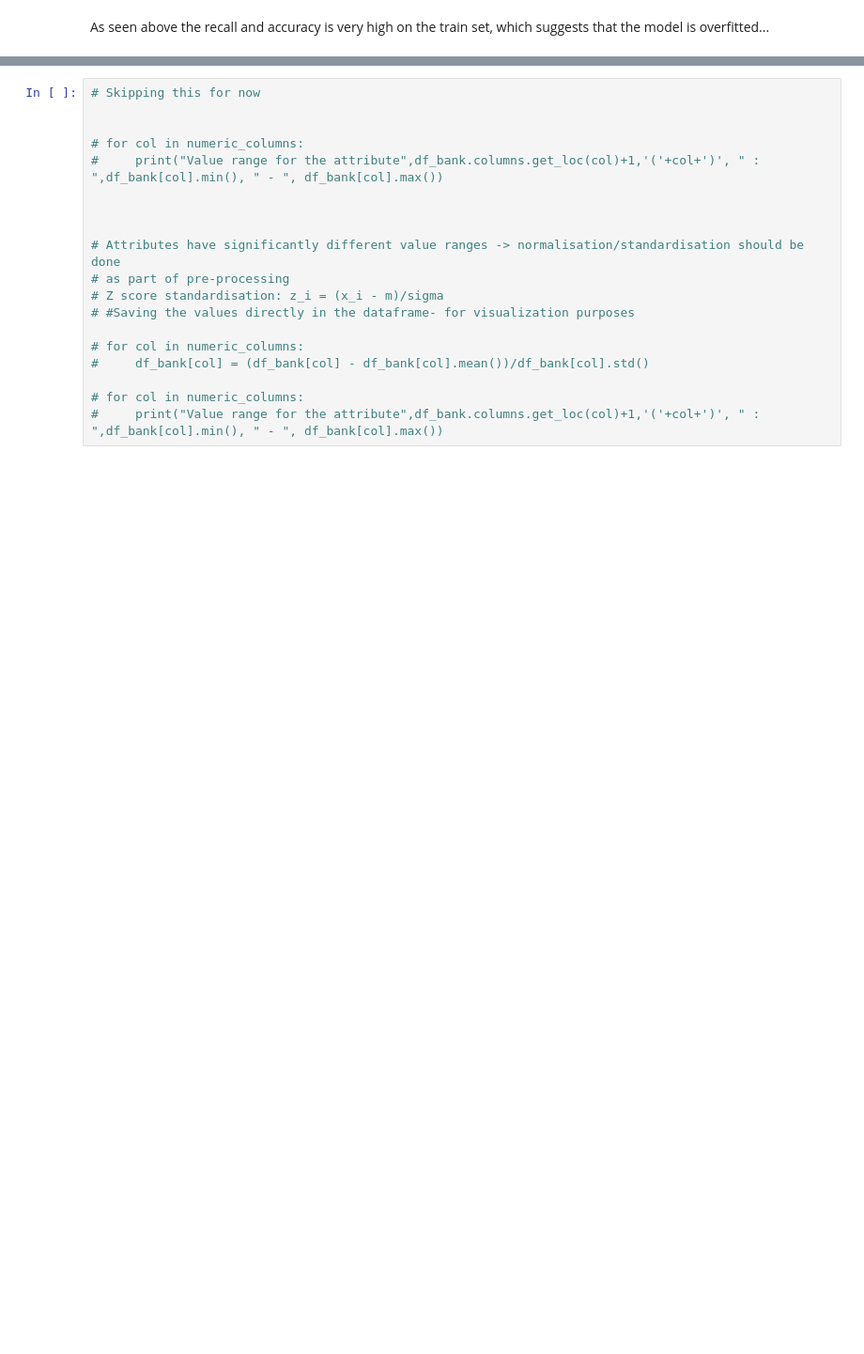
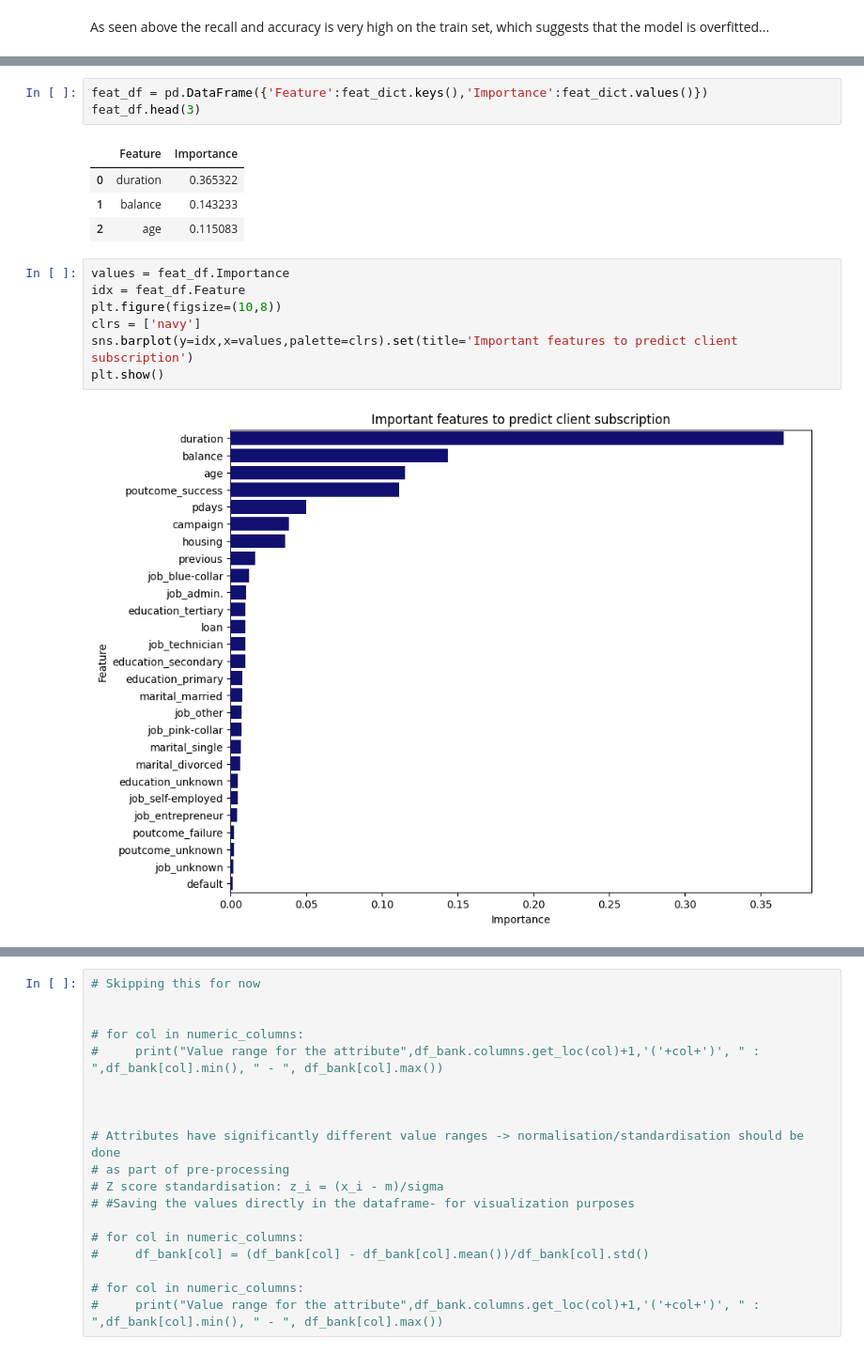
Before and after one commit to nadiaverdha/MachineLearningEx1, a Jupyter notebook: Ex1_bank.ipynb, the cells around one changed output, grey strips where cells are left out. Shown at 94% size. Cells and saved outputs as stored; diff of their text form; blank space fills up the shorter version.

```diff
--- a/Ex1_bank.ipynb
+++ b/Ex1_bank.ipynb
@@ -510,0 +530,17 @@ As seen above the recall and accuracy is very high on the train set, which sugge
+# %%
+feat_df = pd.DataFrame({'Feature':feat_dict.keys(),'Importance':feat_dict.values()})
+feat_df.head(3)
+# %% [output]
+|  | Feature | Importance |
+| 0 | duration | 0.365322 |
+| 1 | balance | 0.143233 |
+| 2 | age | 0.115083 |
+# %%
+values = feat_df.Importance
+idx = feat_df.Feature
+plt.figure(figsize=(10,8))
+clrs = ['navy']
+sns.barplot(y=idx,x=values,palette=clrs).set(title='Important features to predict client subscription')
+plt.show()
+# %% [output]
+[figure, added]
```
Also changed, not shown: parts of 24 cells of this notebook.
